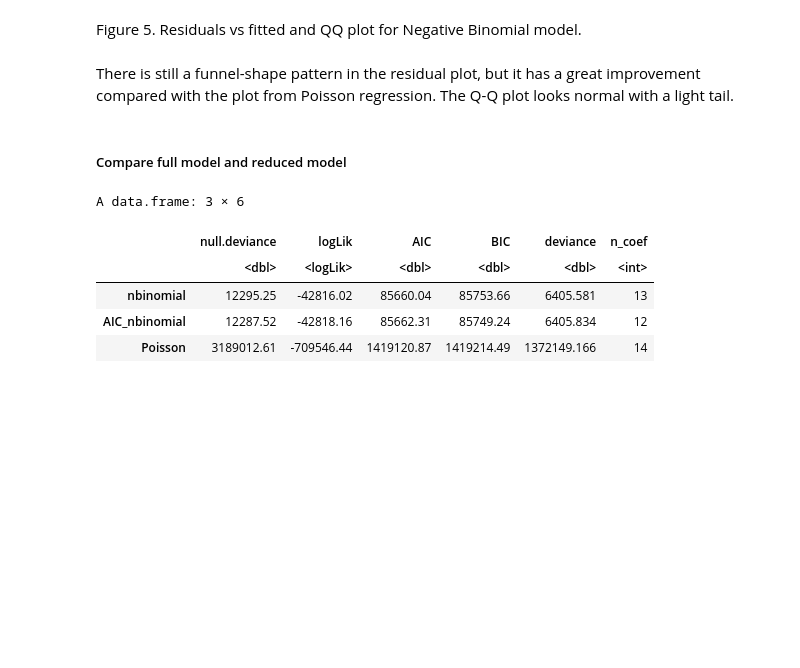
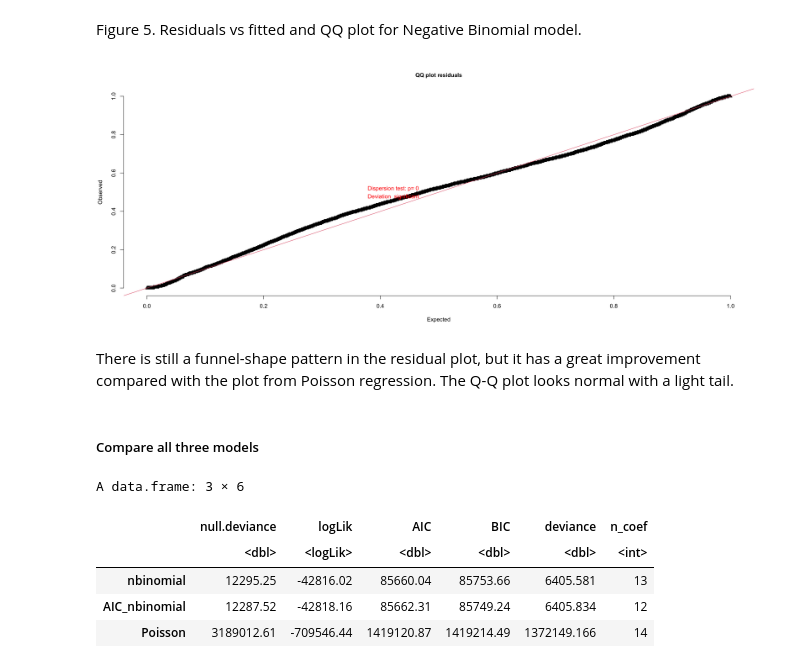
Before and after one commit to xiaohu1122/538A_project, a Jupyter notebook: 538A_Final_Project.ipynb, the cells around one changed output. Cells and saved outputs as stored; diff of their text form; code cells hidden in the pictures; blank space fills up the shorter version.

Commit message:
changes in model comparison

```diff
--- a/538A_Final_Project.ipynb
+++ b/538A_Final_Project.ipynb
@@ -424,9 +430,15 @@ qqline(res)
 # %% [markdown]
 Figure 5. Residuals vs fitted and QQ plot for Negative Binomial model.
+# %%
+n_sim <- 250
+simulationOutput <- simulateResiduals(fittedModel = AIC_nbinomial_model, n = n_sim)
+plotQQunif(simulationOutput,testOutliers = FALSE,testDispersion = TRUE, testUniformity = FALSE)
+# %% [output]
+[figure, added]
 # %% [markdown]
 There is still a funnel-shape pattern in the residual plot, but it has a great improvement compared with the plot from Poisson regression. The Q-Q plot looks normal with a light tail.
 # %% [markdown]
-##### Compare full model and reduced model
+##### Compare all three models
 # %%
 t <- as.data.frame(rbind(glance(nbinomial_model),glance(AIC_nbinomial_model),glance(poisson_model)))
 rownames(t) <- c("nbinomial","AIC_nbinomial","Poisson")
```
Also changed, not shown: parts of 8 cells of this notebook.
